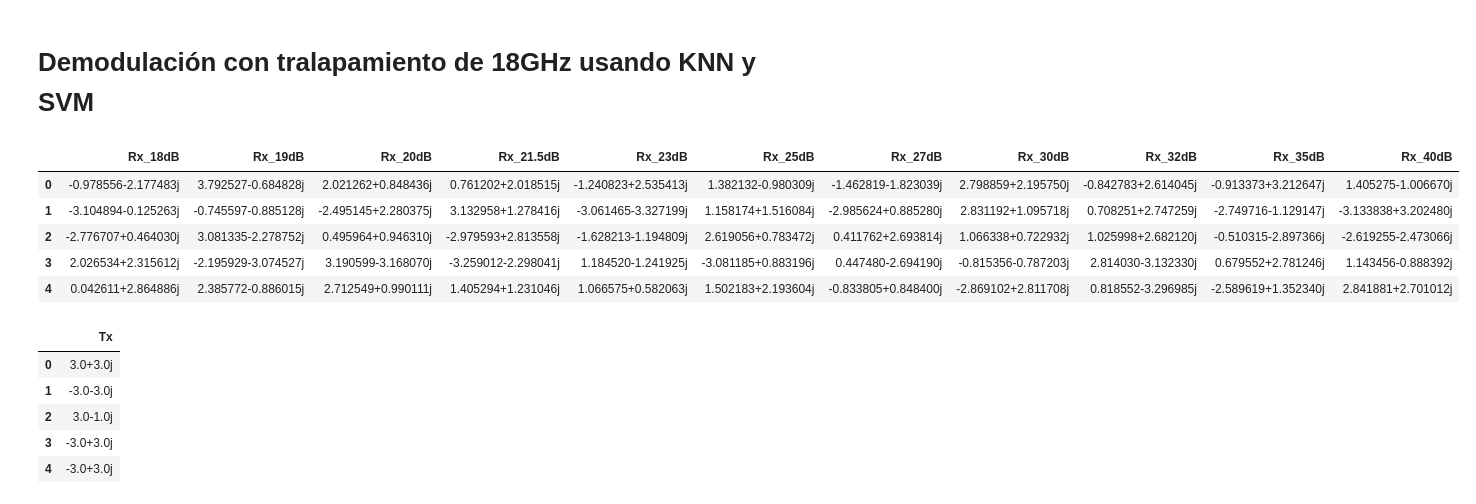
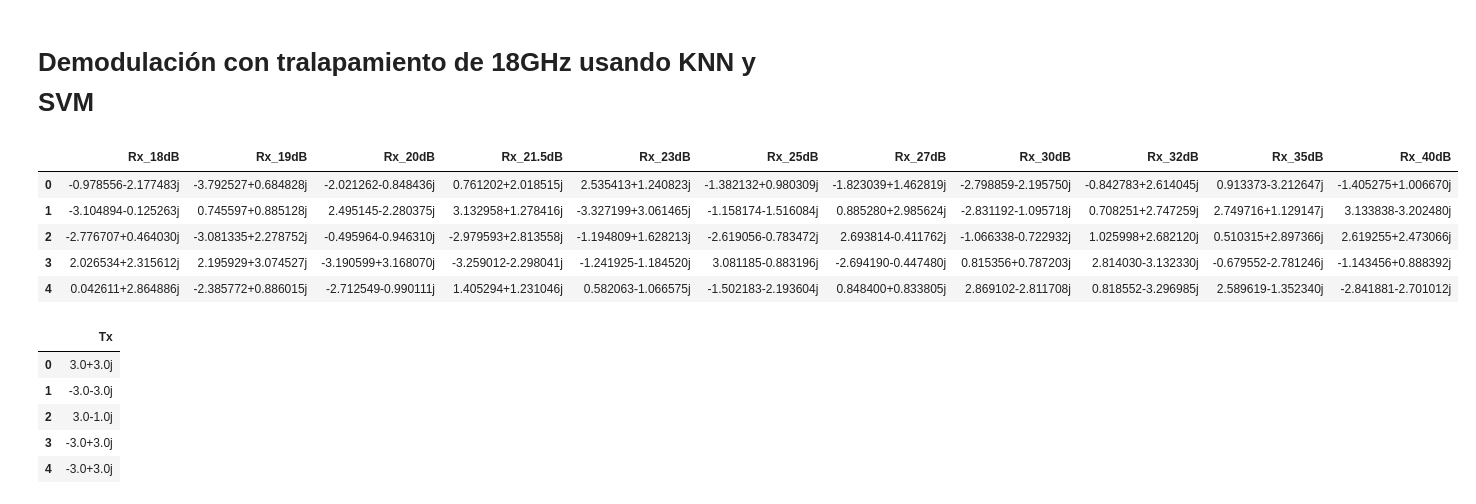
Before and after one commit to KevinMartinez1999/Semillero, a Jupyter notebook: 16QAM_17GHz_Spacing_KNN_SVM.ipynb, the cells around one changed output. Drawn from its saved outputs; the diff is of its cells as text; code cells hidden in the pictures.

```diff
--- a/16QAM_17GHz_Spacing_KNN_SVM.ipynb
+++ b/16QAM_17GHz_Spacing_KNN_SVM.ipynb
@@ -19,18 +19,25 @@ warnings.filterwarnings("ignore", category=FutureWarning)
 # %%
 SNR = [18, 19, 20, 21.5, 23, 25, 27, 30, 32, 35, 40]
 df = pd.DataFrame()
 for i in SNR:
+    rot = 0
+    if (i == 18) or (i == 21.5) or (i == 32):
+        rot = 0
+    elif (i == 23) or (i == 27) or (i == 32):
+        rot = 3 * pi / 2
+    else:
+        rot = pi
     data_rx = sio.loadmat(f'Distances\\17GHz\\16QAM_3x16GBd_consY{i}dB.mat')
     data_rx = 3 * (data_rx['const_Y'] - data_rx['const_Y'].mean()) / data_rx['const_Y'].std()
-    df[f'Rx_{i}dB'] = np.transpose(data_rx).flatten()
+    df[f'Rx_{i}dB'] = np.transpose(data_rx * np.exp(1j * rot)).flatten()
 df.head()
 # %% [output]
 |  | Rx_18dB | Rx_19dB | Rx_20dB | Rx_21.5dB | Rx_23dB | Rx_25dB | Rx_27dB | Rx_30dB | Rx_32dB | Rx_35dB | Rx_40dB |
-| 0 | -0.978556-2.177483j | 3.792527-0.684828j | 2.021262+0.848436j | 0.761202+2.018515j | -1.240823+2.535413j | 1.382132-0.980309j | -1.462819-1.823039j | 2.798859+2.195750j | -0.842783+2.614045j | -0.913373+3.212647j | 1.405275-1.006670j |
-| 1 | -3.104894-0.125263j | -0.745597-0.885128j | -2.495145+2.280375j | 3.132958+1.278416j | -3.061465-3.327199j | 1.158174+1.516084j | -2.985624+0.885280j | 2.831192+1.095718j | 0.708251+2.747259j | -2.749716-1.129147j | -3.133838+3.202480j |
-| 2 | -2.776707+0.464030j | 3.081335-2.278752j | 0.495964+0.946310j | -2.979593+2.813558j | -1.628213-1.194809j | 2.619056+0.783472j | 0.411762+2.693814j | 1.066338+0.722932j | 1.025998+2.682120j | -0.510315-2.897366j | -2.619255-2.473066j |
-| 3 | 2.026534+2.315612j | -2.195929-3.074527j | 3.190599-3.168070j | -3.259012-2.298041j | 1.184520-1.241925j | -3.081185+0.883196j | 0.447480-2.694190j | -0.815356-0.787203j | 2.814030-3.132330j | 0.679552+2.781246j | 1.143456-0.888392j |
-| 4 | 0.042611+2.864886j | 2.385772-0.886015j | 2.712549+0.990111j | 1.405294+1.231046j | 1.066575+0.582063j | 1.502183+2.193604j | -0.833805+0.848400j | -2.869102+2.811708j | 0.818552-3.296985j | -2.589619+1.352340j | 2.841881+2.701012j |
+| 0 | -0.978556-2.177483j | -3.792527+0.684828j | -2.021262-0.848436j | 0.761202+2.018515j | 2.535413+1.240823j | -1.382132+0.980309j | -1.823039+1.462819j | -2.798859-2.195750j | -0.842783+2.614045j | 0.913373-3.212647j | -1.405275+1.006670j |
+| 1 | -3.104894-0.125263j | 0.745597+0.885128j | 2.495145-2.280375j | 3.132958+1.278416j | -3.327199+3.061465j | -1.158174-1.516084j | 0.885280+2.985624j | -2.831192-1.095718j | 0.708251+2.747259j | 2.749716+1.129147j | 3.133838-3.202480j |
+| 2 | -2.776707+0.464030j | -3.081335+2.278752j | -0.495964-0.946310j | -2.979593+2.813558j | -1.194809+1.628213j | -2.619056-0.783472j | 2.693814-0.411762j | -1.066338-0.722932j | 1.025998+2.682120j | 0.510315+2.897366j | 2.619255+2.473066j |
+| 3 | 2.026534+2.315612j | 2.195929+3.074527j | -3.190599+3.168070j | -3.259012-2.298041j | -1.241925-1.184520j | 3.081185-0.883196j | -2.694190-0.447480j | 0.815356+0.787203j | 2.814030-3.132330j | -0.679552-2.781246j | -1.143456+0.888392j |
+| 4 | 0.042611+2.864886j | -2.385772+0.886015j | -2.712549-0.990111j | 1.405294+1.231046j | 0.582063-1.066575j | -1.502183-2.193604j | 0.848400+0.833805j | 2.869102-2.811708j | 0.818552-3.296985j | 2.589619-1.352340j | -2.841881-2.701012j |
 # %%
 # Datos experimentales transmitidos (Tx)
 data_tx = sio.loadmat('Distances\\2x16QAM_16GBd.mat')
```
Also changed, not shown: parts of 4 cells of this notebook.
